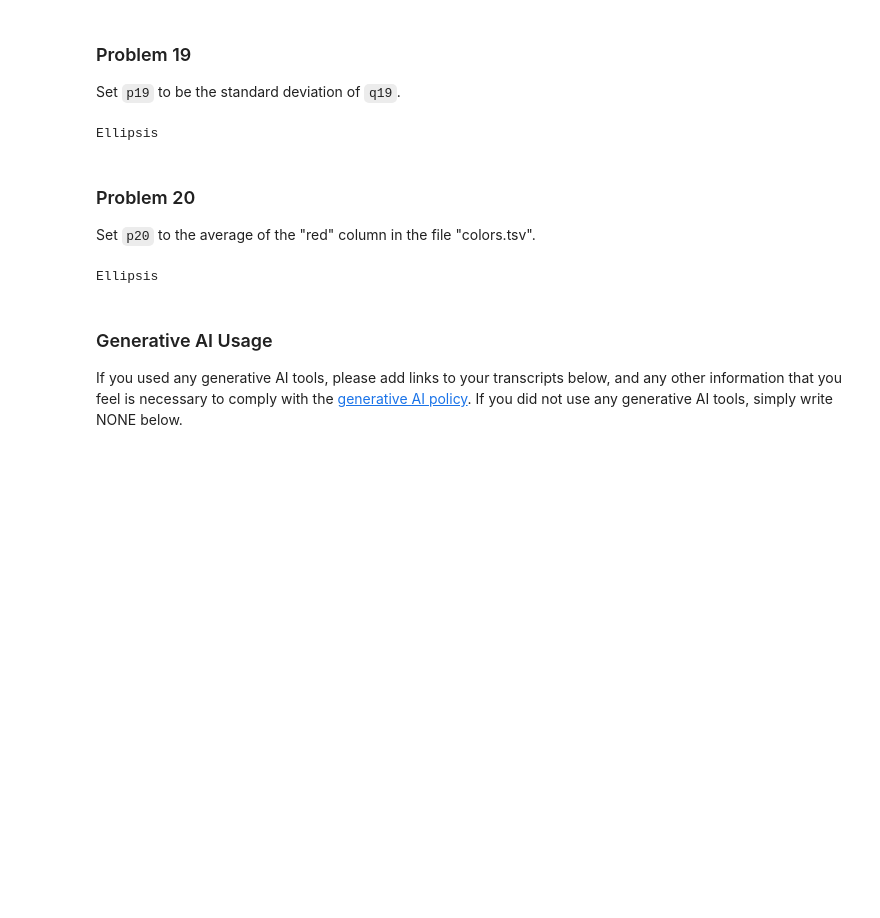
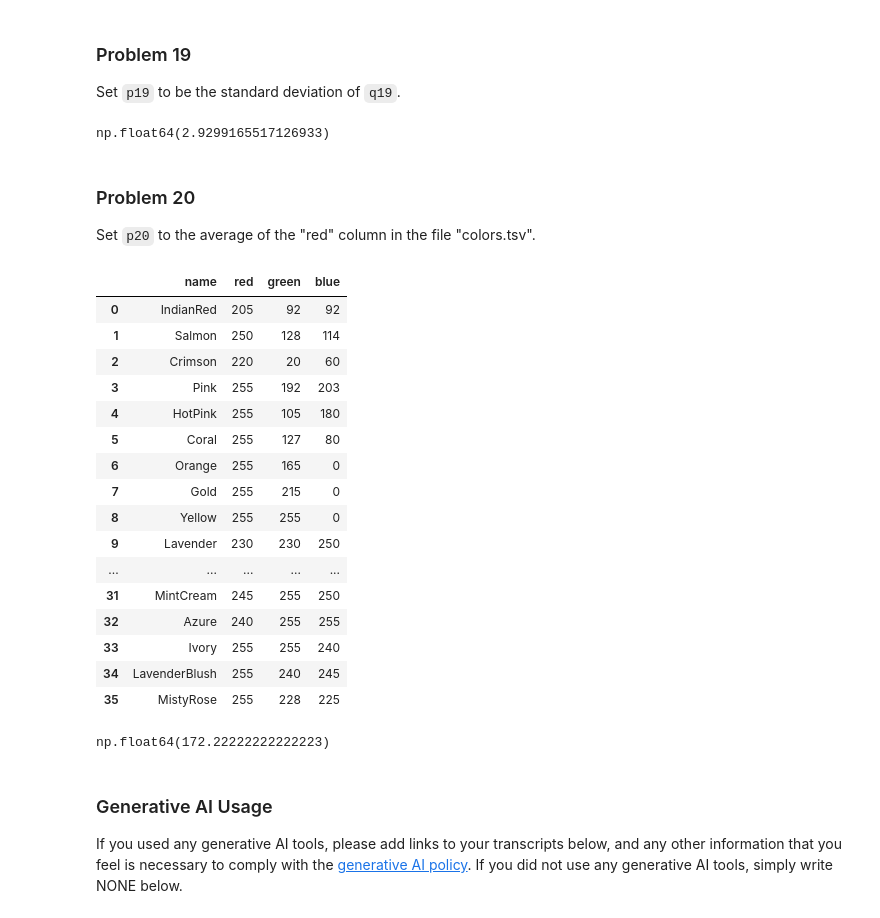
Before and after one commit to bu-cds-dx601/dx601-homework-02, a Jupyter notebook: homework.ipynb, the cells around one changed output. Saved outputs shown, nothing was run; the diff lists cells and outputs as text; code cells hidden in the pictures; blank space fills up the shorter version.

```diff
--- a/homework.ipynb
+++ b/homework.ipynb
@@ -382,10 +384,11 @@ Set `p19` to be the standard deviation of `q19`.
 q19 = [6.6, 0.2, 8.2, 6.4, 9.5, 0.4, 5.5, 5.7, 1.3, 1.4, 6.0, 1.3, 9.5, 1.8, 4.7, 0.9, 6.7, 4.2, 7.9, 6.2, 7.6, 0.5, 9.1, 7.6, 4.2, 9.8, 2.4, 5.6, 6.7, 1.2, 1.8, 4.4, 4.3, 9.1, 8.4, 6.6, 6.2, 2.4, 9.3, 2.4, 0.6, 4.5, 4.1, 5.5, 8.6, 4.4, 8.1, 9.6, 8.4, 8.6, 5.2, 9.6, 6.4, 7.3, 1.7, 3.9, 6.7, 1.2, 8.2, 2.6, 6.5, 7.6, 0.6, 1.4, 0.5, 2.3, 4.8, 3.9, 2.9, 1.6, 1.4, 5.5, 5.6, 6.7, 6.8, 7.3, 4.9, 2.1, 0.4, 4.3, 9.3, 1.1, 1.9, 7.9, 7.9, 6.8, 0.8, 1.9, 9.9, 5.8, 6.2, 1.5, 1.1, 2.8, 1.2, 2.8, 5.4, 1.0, 6.5, 8.6]
 # %%
 # YOUR CHANGES HERE
-
-...
+p19=np.std(q19)
-# %% [output]
-Ellipsis
+# %%
+p19
+# %% [output]
+np.float64(2.9299165517126933)
 # %% [markdown]
 ### Problem 20
 
@@ -393,6 +396,24 @@ Set `p20` to the average of the "red" column in the file "colors.tsv".
 # %%
 # YOUR CHANGES HERE
 
-...
+q20= pd.read_csv("colors.tsv", sep= "\t")
-# %% [output]
-Ellipsis
+# %%
+q20
+# %% [output]
+|  | name | red | green | blue |
+| 0 | IndianRed | 205 | 92 | 92 |
+| 1 | Salmon | 250 | 128 | 114 |
+| 2 | Crimson | 220 | 20 | 60 |
+| 3 | Pink | 255 | 192 | 203 |
+| 4 | HotPink | 255 | 105 | 180 |
+| 5 | Coral | 255 | 127 | 80 |
+| 6 | Orange | 255 | 165 | 0 |
+| 7 | Gold | 255 | 215 | 0 |
+| 8 | Yellow | 255 | 255 | 0 |
+| 9 | Lavender | 230 | 230 | 250 |
+| ... | ... | ... | ... | ... |
+| 31 | MintCream | 245 | 255 | 250 |
+| 32 | Azure | 240 | 255 | 255 |
+| 33 | Ivory | 255 | 255 | 240 |
+| 34 | LavenderBlush | 255 | 240 | 245 |
+| 35 | MistyRose | 255 | 228 | 225 |
@@ -399,3 +422,7 @@ Ellipsis
+# %%
+p20
+# %% [output]
+np.float64(172.22222222222223)
 # %% [markdown]
 ### Generative AI Usage
 
```
Also changed, not shown: parts of 7 cells of this notebook.
